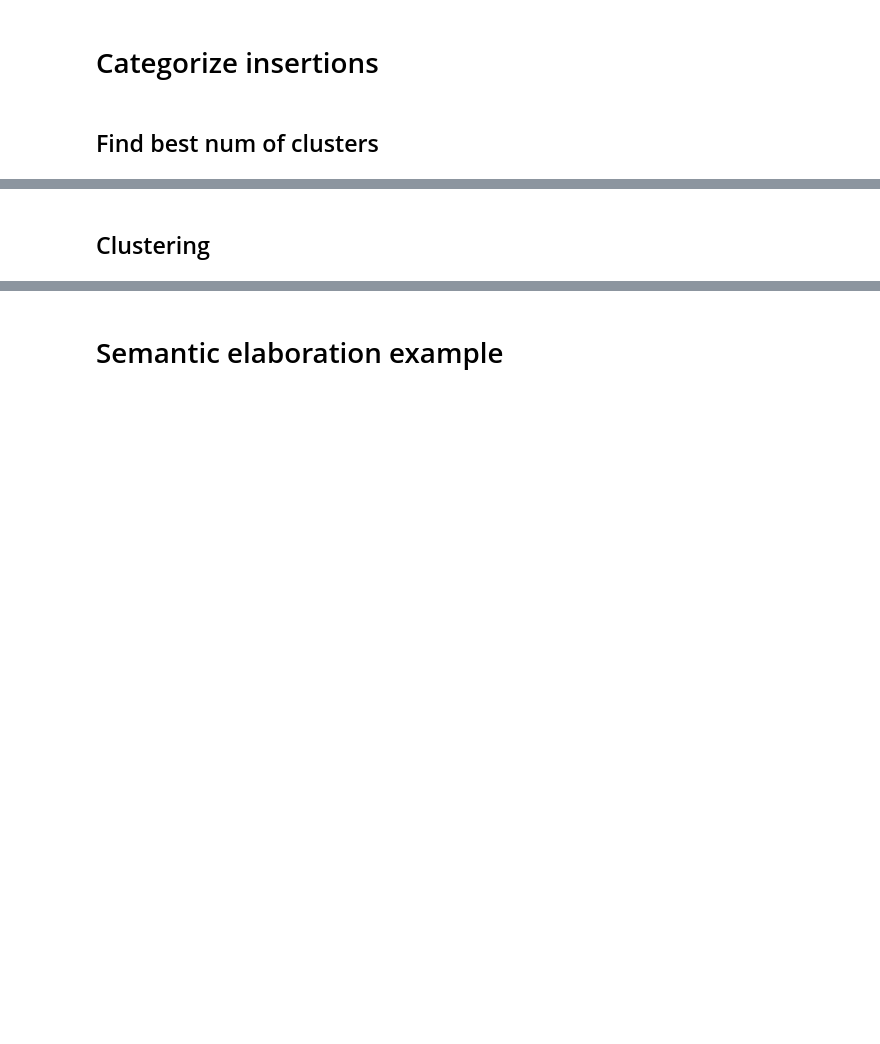
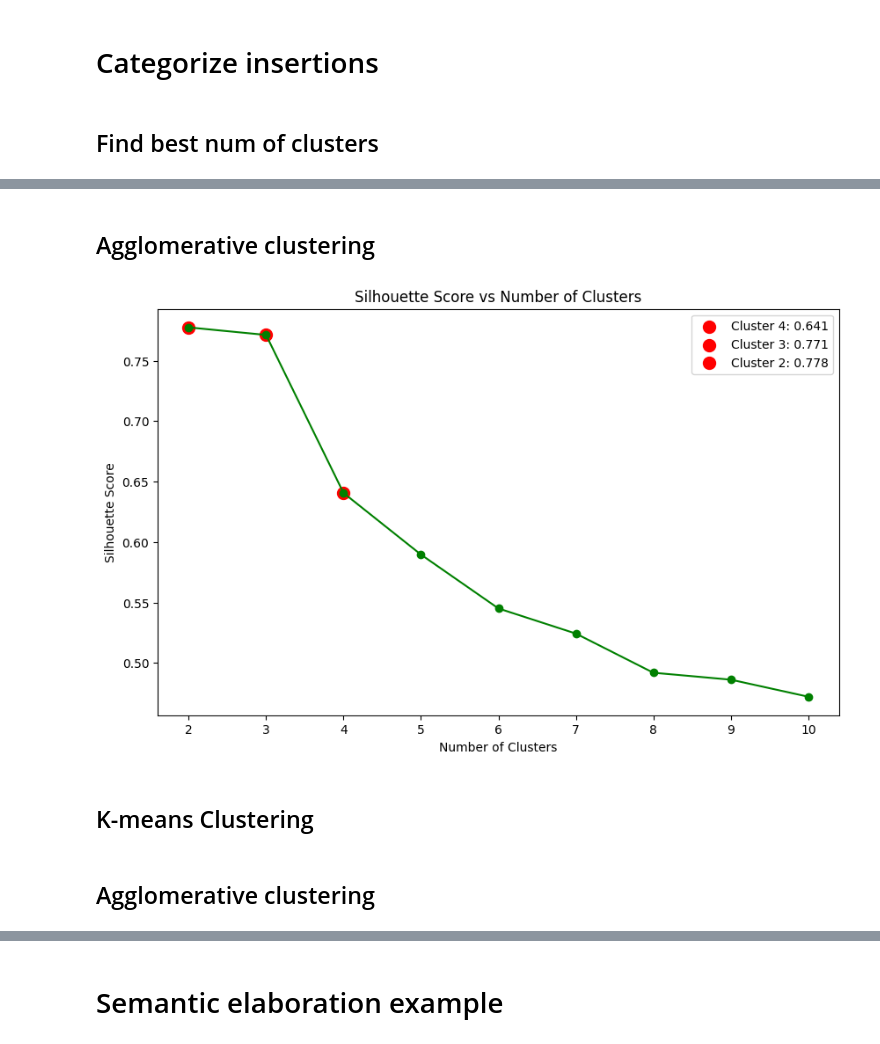
Before and after one commit to martgru/ElabSimp, a Jupyter notebook: main/insertions_clustering.ipynb, the cells around one changed output, grey strips where cells are left out. Saved outputs shown, nothing was run; the diff lists cells and outputs as text; code cells hidden in the pictures; blank space fills up the shorter version.

```diff
--- a/main/insertions_clustering.ipynb
+++ b/main/insertions_clustering.ipynb
@@ -147,2 +277,28 @@ def get_random_samples_per_cluster(df, num_samples=3):
+# %%
+from tqdm.notebook import tqdm
+
+def tree_edit_distance(tree1_str, tree2_str):
+    """
+    Computes the Tree Edit Distance (TED) between two constituency trees.
+    """
+    tree1 = parse_tree_to_zss(tree1_str)
+    tree2 = parse_tree_to_zss(tree2_str)
+    return zss.simple_distance(tree1, tree2)
+
+def create_distance_matrix(tree_strings):
+    n = len(tree_strings)
+    distance_matrix = np.zeros((n, n))
+    for i in tqdm(range(n)):
+        for j in range(i+1, n):
+            distance = tree_edit_distance(tree_strings[i], tree_strings[j])
+            distance_matrix[i, j] = distance
+            distance_matrix[j, i] = distance
+    return distance_matrix
+
+# clustering based on the distance matrix
+def perform_clustering(distance_matrix, num_clusters):
+    clustering_model = AgglomerativeClustering(n_clusters=num_clusters, metric='precomputed', linkage='average')
+    labels = clustering_model.fit_predict(distance_matrix)
+    return labels
 # %% [markdown]
 # Categorize insertions
@@ -224,4 +411,15 @@ determine_optimal_clusters(X, max_clusters=10)
+# %% [markdown]
+## Agglomerative clustering
+# %%
+tree_strs = insertion_df['const_tree'].tolist()
+distance_matrix = create_distance_matrix(tree_strs)
+
+determine_optimal_clusters_with_distance_matrix(distance_matrix, max_clusters=10)
+# %% [output]
+[figure, added]
 # %% [markdown]
-## Clustering
+## K-means Clustering
 # %%
 clustered_df, kmeans_model, vectorizer = perform_clustering(insertion_df, num_clusters=4)
+# %% [markdown]
+## Agglomerative clustering
```
Also changed, not shown: parts of 27 cells of this notebook.
